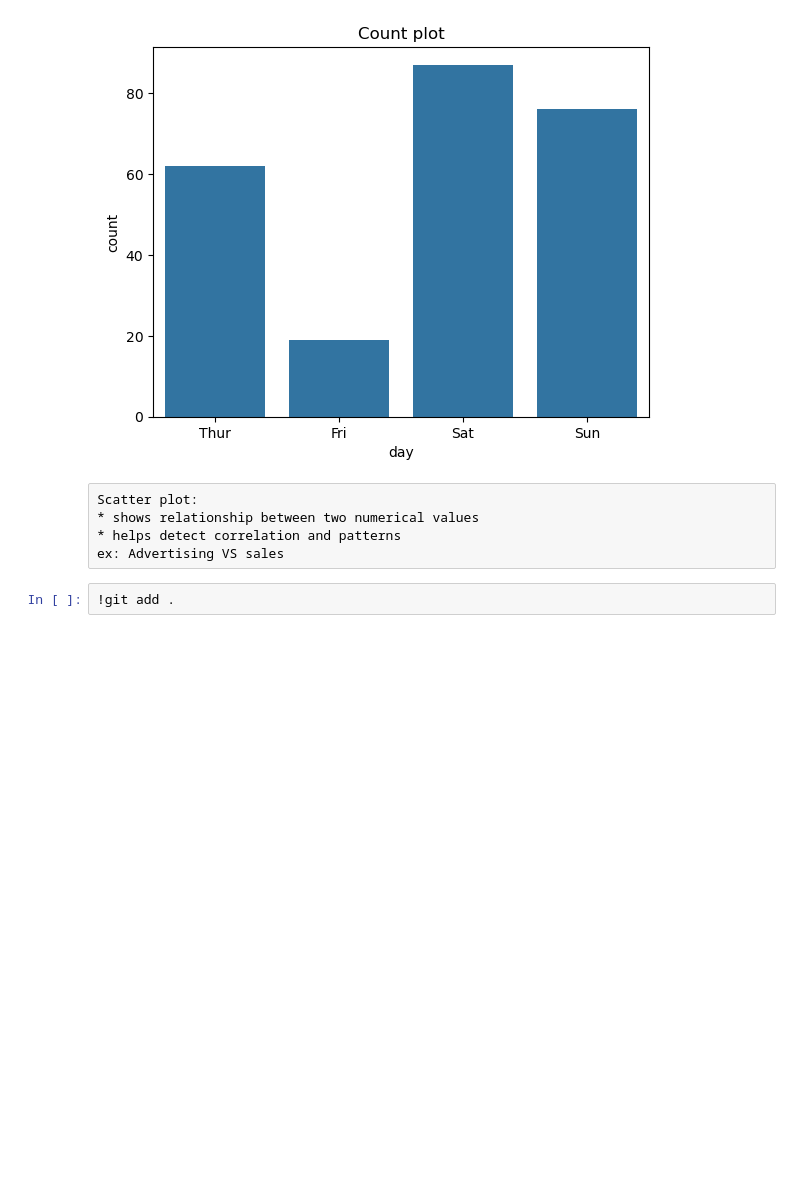
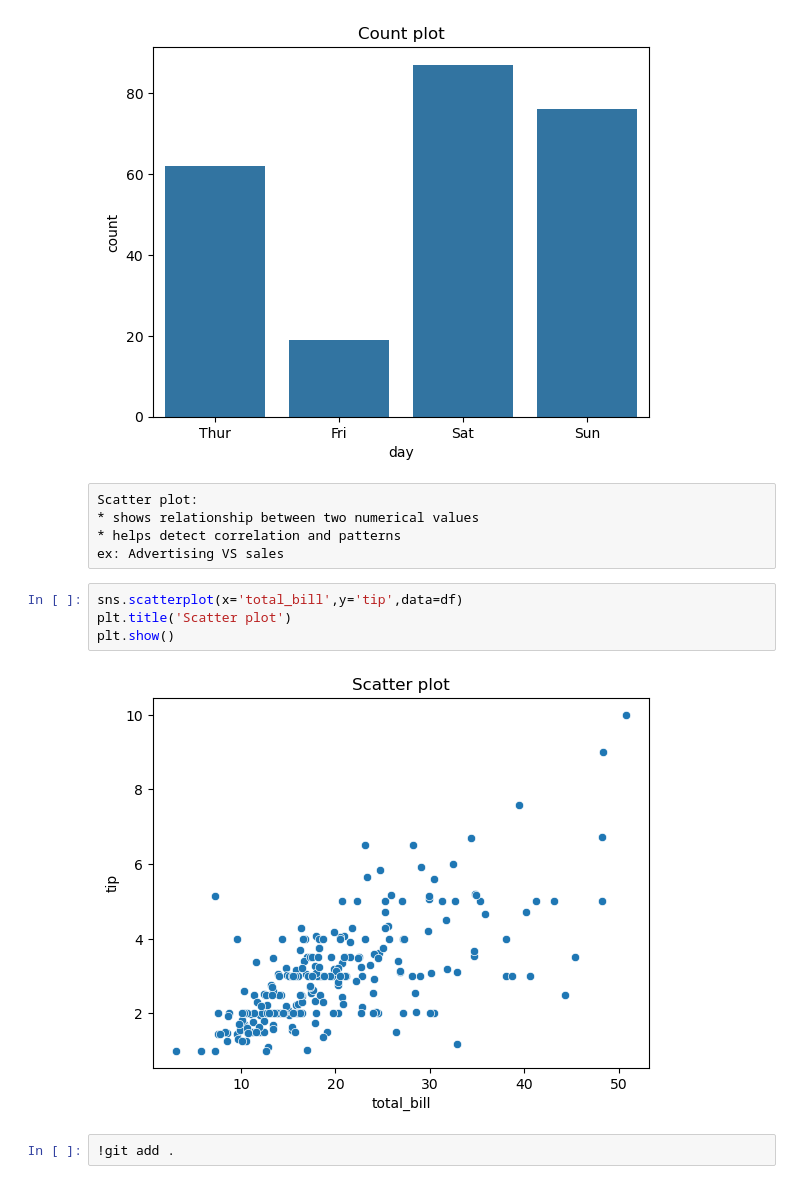
Before and after one commit to CodeWithAkash/python-class-notes, a Jupyter notebook: visualization.ipynb, the cells around one changed output. Cells and saved outputs as stored; diff of their text form; blank space fills up the shorter version.

Commit message:
scatter plot

```diff
--- a/visualization.ipynb
+++ b/visualization.ipynb
@@ -325,6 +254,12 @@ Scatter plot:
 * shows relationship between two numerical values
 * helps detect correlation and patterns
 ex: Advertising VS sales
+# %%
+sns.scatterplot(x='total_bill',y='tip',data=df)
+plt.title('Scatter plot')
+plt.show()
+# %% [output]
+[figure, added]
 # %%
 !git add .
 # %% [output]
```
Also changed, not shown: parts of 17 cells of this notebook.
